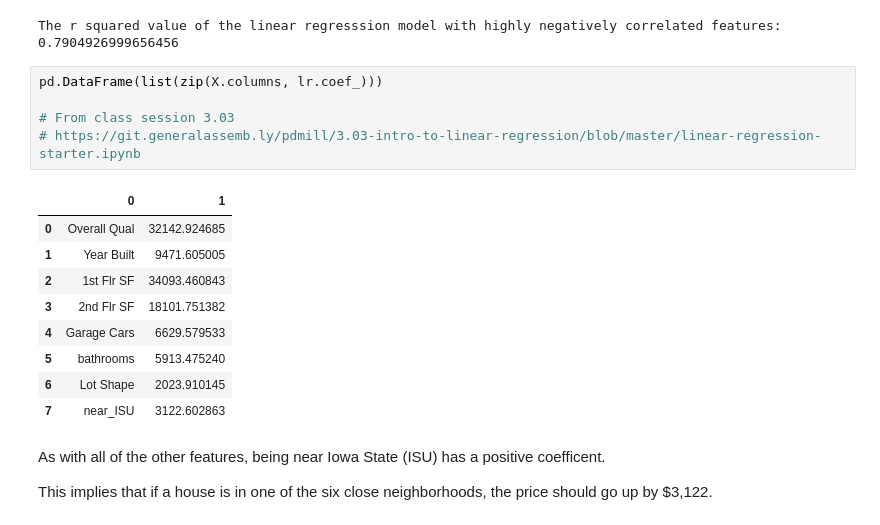
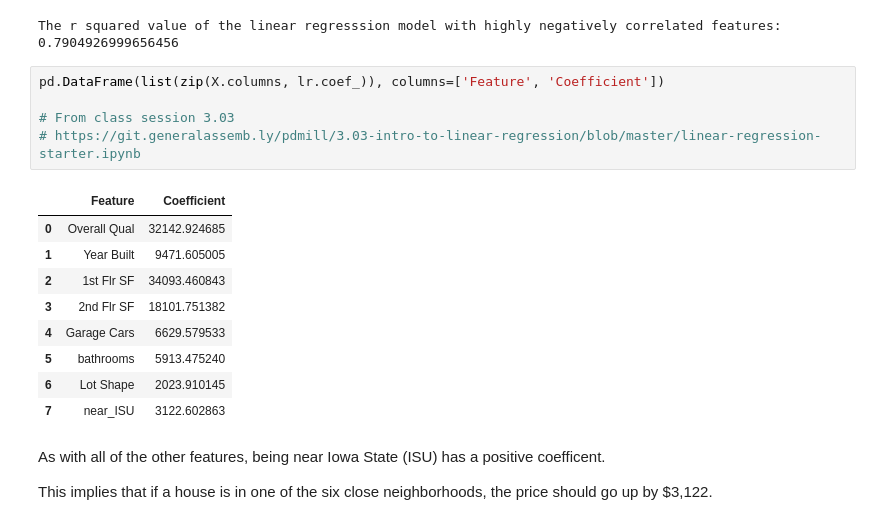
Before and after one commit to pmiller50/Ames_Housing, a Jupyter notebook: code/04_Modeling-Tuning_and_Insights.ipynb, the cells around one changed output. Cells and saved outputs as stored; diff of their text form.

```diff
--- a/code/04_Modeling-Tuning_and_Insights.ipynb
+++ b/code/04_Modeling-Tuning_and_Insights.ipynb
@@ -78,12 +78,12 @@ print (f'The r squared value of the linear regresssion model with highly negativ
 # %% [output]
 The r squared value of the linear regresssion model with highly negatively correlated features: 0.7904926999656456
 # %%
-pd.DataFrame(list(zip(X.columns, lr.coef_)))
+pd.DataFrame(list(zip(X.columns, lr.coef_)), columns=['Feature', 'Coefficient'])
 
 # From class session 3.03
 # https://git.generalassemb.ly/pdmill/3.03-intro-to-linear-regression/blob/master/linear-regression-starter.ipynb
 # %% [output]
-|  | 0 | 1 |
+|  | Feature | Coefficient |
 | 0 | Overall Qual | 32142.924685 |
 | 1 | Year Built | 9471.605005 |
 | 2 | 1st Flr SF | 34093.460843 |
```
Also changed, not shown: parts of 3 cells of this notebook, 16 other files.
